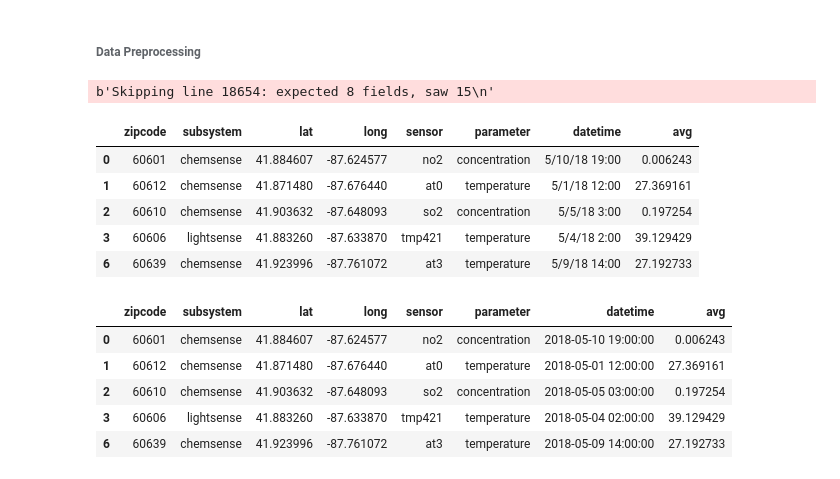
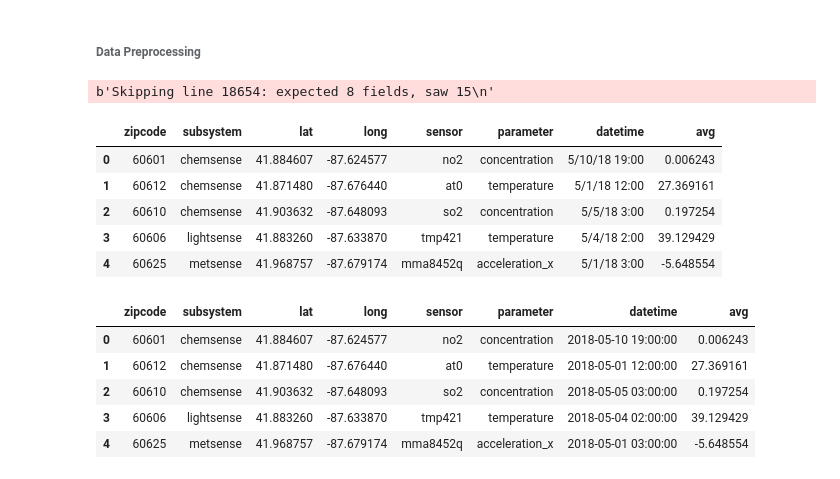
Before and after one commit to joshmattingly/CSE6242GroupProject, a Jupyter notebook: XGBoost Test.ipynb, the cells around one changed output. Cells and saved outputs as stored; diff of their text form; code cells hidden in the pictures.

```diff
--- a/XGBoost Test.ipynb
+++ b/XGBoost Test.ipynb
@@ -11,17 +11,17 @@ import xgboost as xgb
 # %%
 dataset = pd.read_csv('./combined_dataset/combined_datasets.csv', error_bad_lines=False)
 dataset = dataset[dataset['zipcode'] > 0]
-dataset = dataset[dataset['avg'] > 0]
+# dataset = dataset[dataset['avg'] > 0]
 dataset['zipcode'] = dataset['zipcode'].astype(int).astype(str)
 dataset.head()
 # %% [output]
 b'Skipping line 18654: expected 8 fields, saw 15\n'
 |  | zipcode | subsystem | lat | long | sensor | parameter | datetime | avg |
 | 0 | 60601 | chemsense | 41.884607 | -87.624577 | no2 | concentration | 5/10/18 19:00 | 0.006243 |
 | 1 | 60612 | chemsense | 41.871480 | -87.676440 | at0 | temperature | 5/1/18 12:00 | 27.369161 |
 | 2 | 60610 | chemsense | 41.903632 | -87.648093 | so2 | concentration | 5/5/18 3:00 | 0.197254 |
 | 3 | 60606 | lightsense | 41.883260 | -87.633870 | tmp421 | temperature | 5/4/18 2:00 | 39.129429 |
-| 6 | 60639 | chemsense | 41.923996 | -87.761072 | at3 | temperature | 5/9/18 14:00 | 27.192733 |
+| 4 | 60625 | metsense | 41.968757 | -87.679174 | mma8452q | acceleration_x | 5/1/18 3:00 | -5.648554 |
 # %%
 dataset['datetime'] = pd.to_datetime(dataset['datetime'])
 dataset= dataset[(dataset['datetime'] >= '2018-05-01') & (dataset['datetime'] <= '2018-06-30')]
@@ -32,4 +32,4 @@ dataset.head()
 | 1 | 60612 | chemsense | 41.871480 | -87.676440 | at0 | temperature | 2018-05-01 12:00:00 | 27.369161 |
 | 2 | 60610 | chemsense | 41.903632 | -87.648093 | so2 | concentration | 2018-05-05 03:00:00 | 0.197254 |
 | 3 | 60606 | lightsense | 41.883260 | -87.633870 | tmp421 | temperature | 2018-05-04 02:00:00 | 39.129429 |
-| 6 | 60639 | chemsense | 41.923996 | -87.761072 | at3 | temperature | 2018-05-09 14:00:00 | 27.192733 |
+| 4 | 60625 | metsense | 41.968757 | -87.679174 | mma8452q | acceleration_x | 2018-05-01 03:00:00 | -5.648554 |
```
Also changed, not shown: parts of 7 cells of this notebook, 2 other files.
